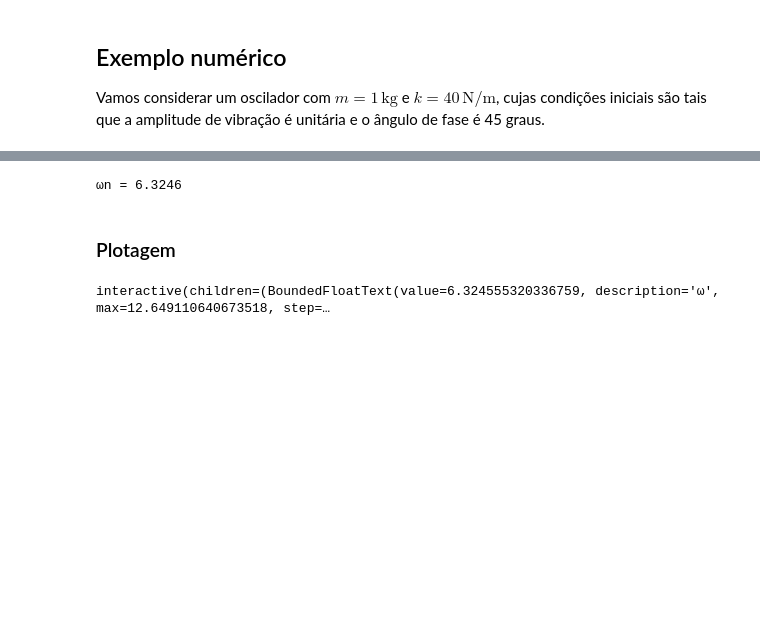
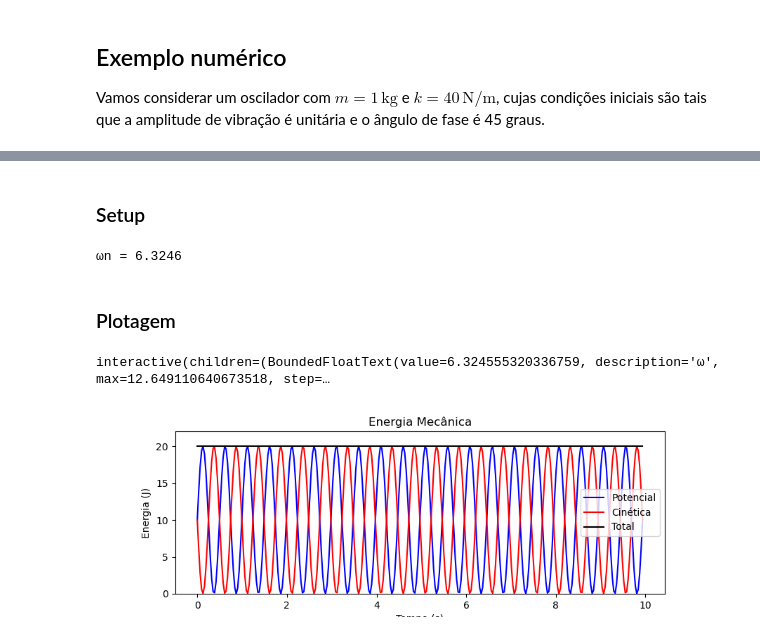
Before and after one commit to r-b-w/VVLab, a Jupyter notebook: content/015-Total_Energy.ipynb, the cells around one changed output, grey strips where cells are left out. Drawn from its saved outputs; the diff is of its cells as text; code cells hidden in the pictures; blank space fills up the shorter version.

```diff
--- a/content/015-Total_Energy.ipynb
+++ b/content/015-Total_Energy.ipynb
@@ -55,3 +53,5 @@ Vamos considerar um oscilador com $m=1\,\text{kg}$ e $k = 40\,\text{N}/{\text{m}
+# %% [markdown]
+### Setup
 # %%
 import numpy as np
 import matplotlib.pyplot as plt
@@ -65,33 +67,45 @@ A = 1
 print(f'ωn = {ωn:.4f}')
 # %% [output]
 ωn = 6.3246
-# %% [markdown]
-### Plotagem
+# %% [markdown]
+### Plotagem
 # %%
 τn = 2*np.pi/ωn
 nt = 10   # Number of periods to plot
 ntp = 31   # Points to plot per period
 tf  =  nt*τn    # final time
 ntt =  ntp*nt    # total number of points
 
 times = np.linspace(0, tf, ntt)
 
+def energies(A, m, k, times, ϕ, ω):
+    U = 0.5*(A**2)*k*np.cos(ω*times - ϕ)**2
+    T = 0.5*(A**2)*m*(ω**2)*np.sin(ω*times - ϕ)**2
+    E = U + T
+    return U, T, E
+
+ω = ωn
+fig, ax = plt.subplots()
+fig.set_figheight(3)
+fig.set_figwidth(9)
+ax.set_title('Energia Mecânica')
+ax.set_xlabel('Tempo (s)')
+ax.set_ylabel('Energia (J)')
+Ut, Tt, Et = energies(A, m, k, times, ϕ, ω)
+Ul = ax.plot(times, Ut, label='Potencial',  color='blue')
+Tl = ax.plot(times, Tt, label='Cinética',  color='red')
+El = ax.plot(times, Et, label='Total', color='black')
+ax.legend()
+
 Aw = BoundedFloatText(value=ωn, min=0, max=2*ωn, step=0.1, readout_format='.2f', label='Frequência:')
 
 @interact(ω=Aw)
 def do_plot(ω):
-    U = 0.5*(A**2)*k*np.cos(ω*times - ϕ)**2
-    T = 0.5*(A**2)*m*(ω**2)*np.sin(ω*times - ϕ)**2
-    E = U + T
-    fig, ax = plt.subplots()
-    fig.set_figheight(3)
-    fig.set_figwidth(9)
-    ax.set_title('Energia Mecânica')
-    ax.set_xlabel('Tempo (s)')
-    ax.set_ylabel('Energia (J)')
-    ax.plot(times, U, label='Potencial', color='red')
-    ax.plot(times, T, label='Cinética', color='blue')
-    ax.plot(times, E, label='Total', color='black')
-    ax.legend()
+    Ut, Tt, Et = energies(A, m, k, times, ϕ, ω)
+    Ul[0].set_ydata(Ut)
+    Tl[0].set_ydata(Tt)
+    El[0].set_ydata(Et)
+    ax.set_ylim(0, 1.1*np.max(Et))
 # %% [output]
 interactive(children=(BoundedFloatText(value=6.324555320336759, description='ω', max=12.649110640673518, step=…
+[figure, added]
```
Also changed, not shown: parts of 2 cells of this notebook.
